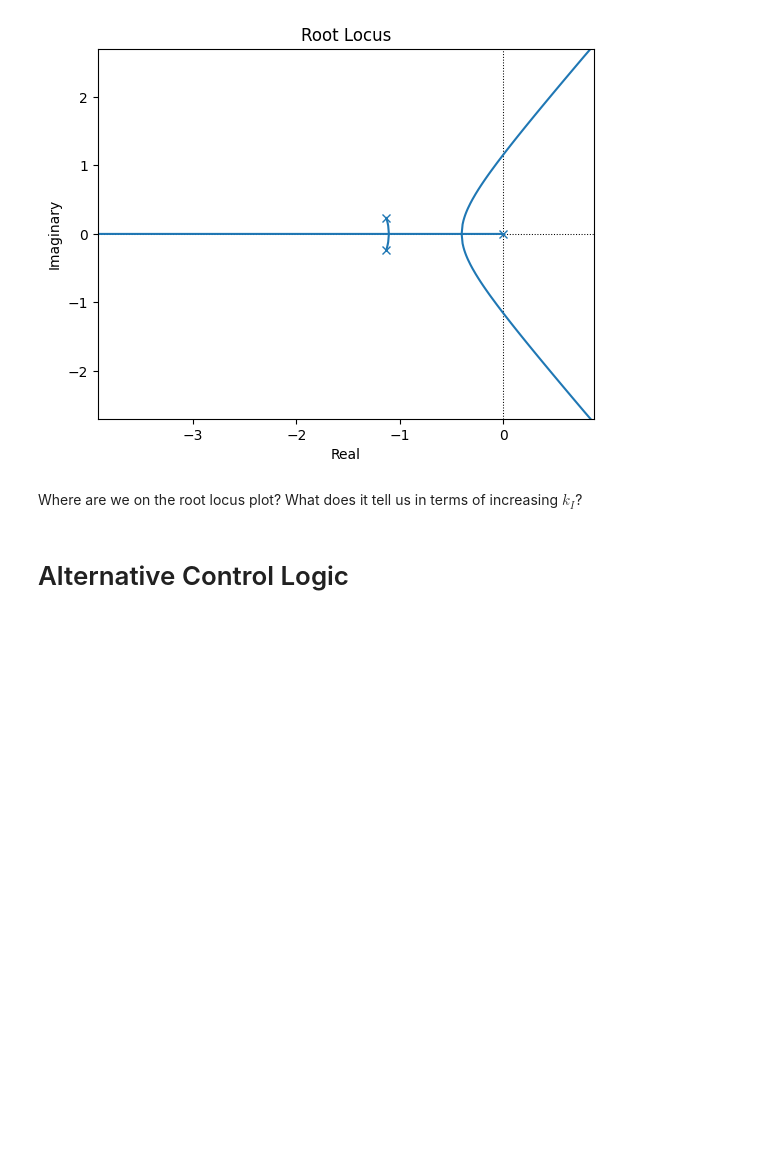
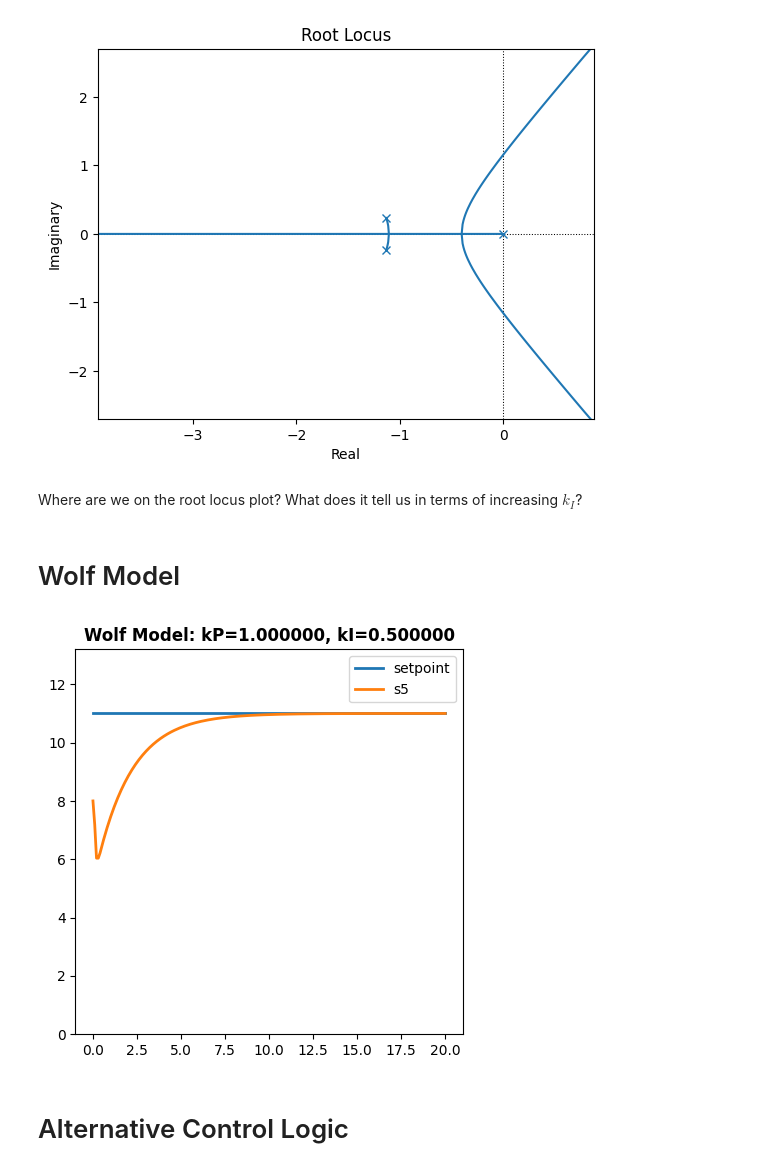
Before and after one commit to joseph-hellerstein/advanced-controls-lectures, a Jupyter notebook: lectures/lecture_15-Workflow-Control-Design/building_closed_loop_testbed.ipynb, the cells around one changed output. Saved outputs shown, nothing was run; the diff lists cells and outputs as text; code cells hidden in the pictures; blank space fills up the shorter version.

```diff
--- a/lectures/lecture_15-Workflow-Control-Design/building_closed_loop_testbed.ipynb
+++ b/lectures/lecture_15-Workflow-Control-Design/building_closed_loop_testbed.ipynb
@@ -323,25 +393,3 @@ The foregoing code works for a specific OLS. We want to generalize the implement
 1. The antimony model.
 
 Items (1)-(3) mean customizing the Antimony code that is added. So, instead of inserting the names of the input and output.
-# %%
-# Generalizing the code for the controller implementation
-input_name = "S1"
-output_name = "S4"
-sign = 1
-CONTROL_LOGIC = """
-
-    #vvvv start control logic
-    setpoint = 1
-    kP = 1
-    kI = 0
-
-    const %s  # input_name
-    control_error := %d*(setpoint - %s)  # sign, output_name
-    integral_control_error = 0
-    integral_control_error' = control_error
-    $%s := kP*control_error + kI*integral_control_error  # input_name
-
-
-    #^^^^ end control logic
-"""
-print(CONTROL_LOGIC % (input_name, sign, output_name, input_name))
@@ -362,9 +396,2 @@ print(CONTROL_LOGIC % (input_name, sign, output_name, input_name))
 # %% [markdown]
 In LINEAR_MDL, this logic goes at the end. However, WOLF_MDL is a *modular model* that is scoped by ``model`` and ``end`` statements.
-# %%
-model = WOLF_MODEL
-end_pos = model.index("end")
-model_front = model[:end_pos]
-model_back = model[end_pos:]
-control_logic = CONTROL_LOGIC % (input_name, sign, output_name, input_name)
-print(model_front + control_logic + model_back)
@@ -479,6 +496,17 @@ _ = control.root_locus(tf, grid=False)
 [figure]
 # %% [markdown]
 Where are we on the root locus plot? What does it tell us in terms of increasing $k_I$?
+# %% [markdown]
+# Wolf Model
+# %%
+kP = 1
+kI = 0.5
+setpoint = 11
+CL_WOLF_MDL = buildPITestbed(WOLF_MODEL, "at_", "s5", sign=1)
+_ = plotModel(CL_WOLF_MDL, title="Wolf Model: kP=%f, kI=%f" % (kP, kI), selections=["setpoint", "s5"],
+     kP=kP, kI=kI, setpoint=setpoint, ylim=[0, 1.2*setpoint], times=np.linspace(0, 20, 200))
+# %% [output]
+[figure, added]
 # %% [markdown]
 # Alternative Control Logic
 # %%
```
Also changed, not shown: parts of 12 cells of this notebook, 1 other file.
